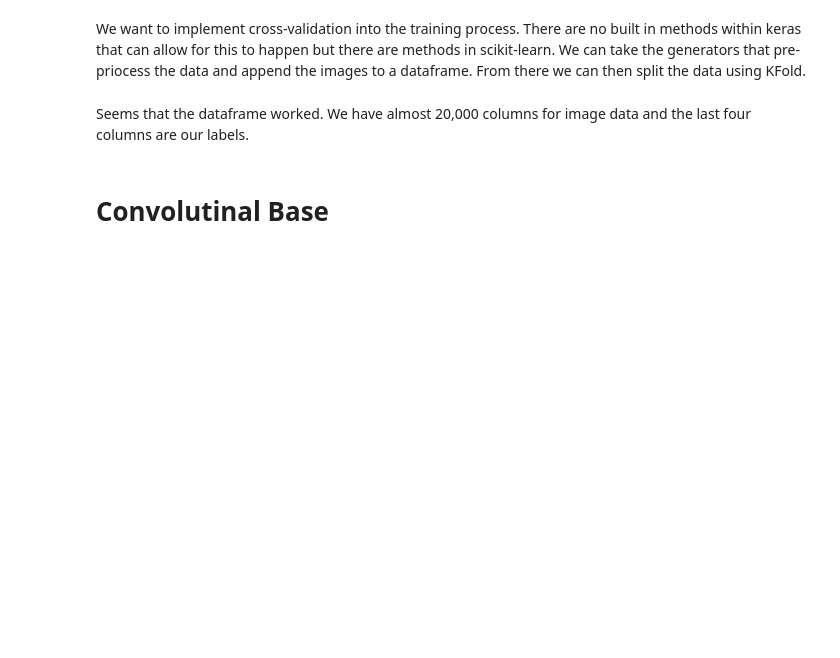
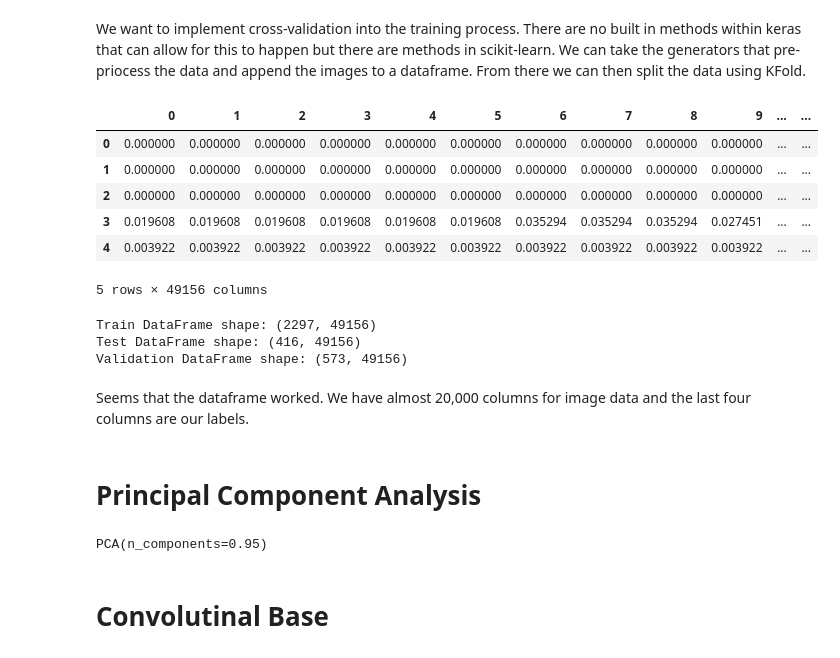
Before and after one commit to cristopher-d-delgado/brain_tumor_classification, a Jupyter notebook: notebook.ipynb, the cells around one changed output. Cells and saved outputs as stored; diff of their text form; code cells hidden in the pictures; blank space fills up the shorter version.

```diff
--- a/notebook.ipynb
+++ b/notebook.ipynb
@@ -155,9 +155,23 @@ We want to implement cross-validation into the training process. There are no bu
 # %%
-# df_train.head(5)
+df_train.head(5)
+# %% [output]
+|  | 0 | 1 | 2 | 3 | 4 | 5 | 6 | 7 | 8 | 9 | ... | ... |
+| 0 | 0.000000 | 0.000000 | 0.000000 | 0.000000 | 0.000000 | 0.000000 | 0.000000 | 0.000000 | 0.000000 | 0.000000 | ... | ... |
+| 1 | 0.000000 | 0.000000 | 0.000000 | 0.000000 | 0.000000 | 0.000000 | 0.000000 | 0.000000 | 0.000000 | 0.000000 | ... | ... |
+| 2 | 0.000000 | 0.000000 | 0.000000 | 0.000000 | 0.000000 | 0.000000 | 0.000000 | 0.000000 | 0.000000 | 0.000000 | ... | ... |
+| 3 | 0.019608 | 0.019608 | 0.019608 | 0.019608 | 0.019608 | 0.019608 | 0.035294 | 0.035294 | 0.035294 | 0.027451 | ... | ... |
+| 4 | 0.003922 | 0.003922 | 0.003922 | 0.003922 | 0.003922 | 0.003922 | 0.003922 | 0.003922 | 0.003922 | 0.003922 | ... | ... |
+5 rows × 49156 columns
 # %%
-# # Display the shape of each DataFrame
-# print("Train DataFrame shape:", df_train.shape)
-# print("Test DataFrame shape:", df_test.shape)
-# print("Validation DataFrame shape:", df_val.shape)
+# Display the shape of each DataFrame
+print("Train DataFrame shape:", df_train.shape)
+print("Test DataFrame shape:", df_test.shape)
+print("Validation DataFrame shape:", df_val.shape)
+# %% [output]
+Train DataFrame shape: (2297, 49156)
+Test DataFrame shape: (416, 49156)
+Validation DataFrame shape: (573, 49156)
 # %% [markdown]
 Seems that the dataframe worked. We have almost 20,000 columns for image data and the last four columns are our labels.
+# %% [markdown]
+# Principal Component Analysis
@@ -163,0 +191,11 @@ Seems that the dataframe worked. We have almost 20,000 columns for image data an
+# %%
+# Define variance to retain
+variance = 0.95
+
+# Instatiate PCA
+pca = PCA(variance)
+
+# fit the PCA on train data
+pca.fit(train_pca)
+# %% [output]
+PCA(n_components=0.95)
```
Also changed, not shown: parts of 3 cells of this notebook.
